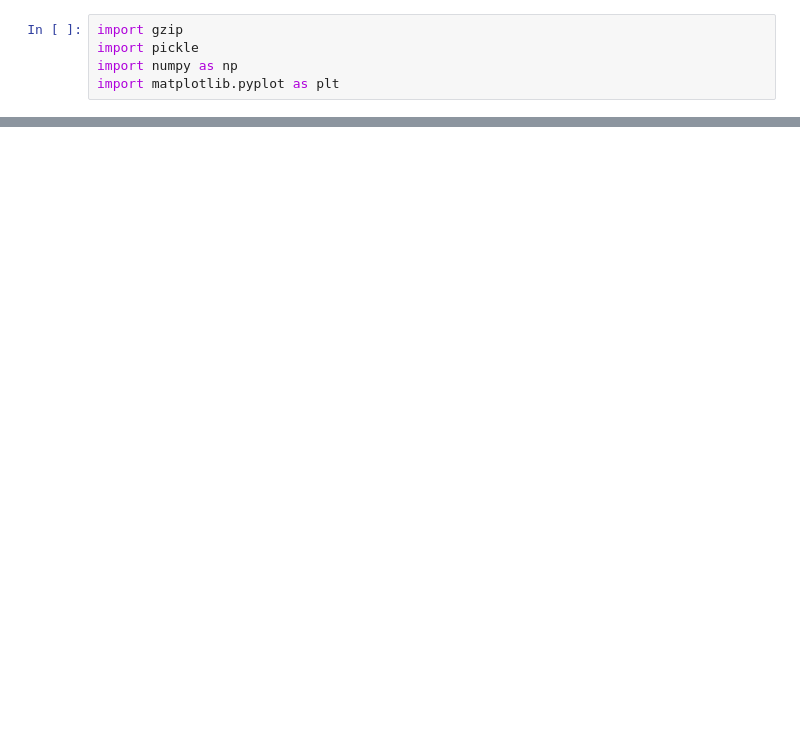
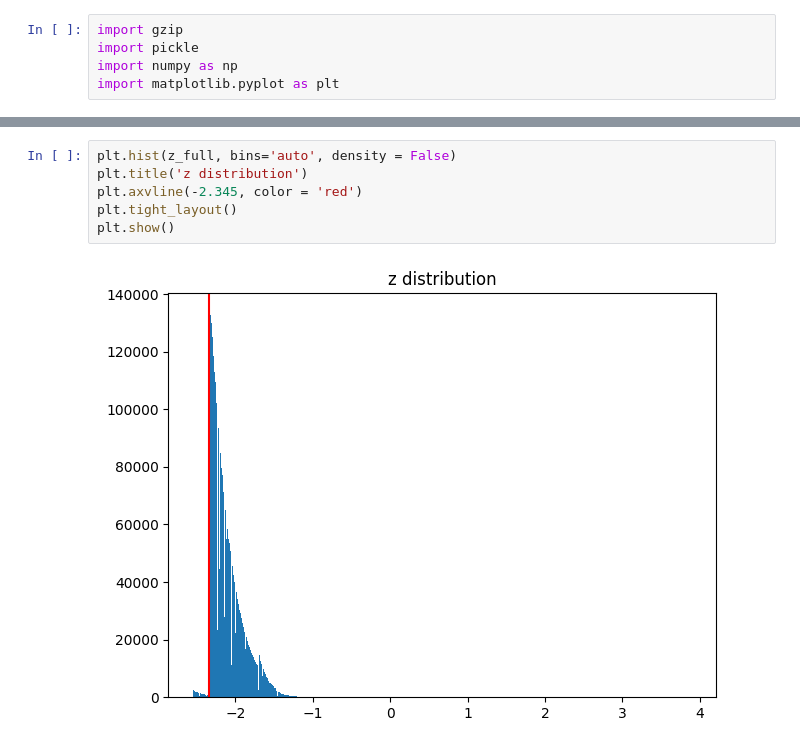
Before and after one commit to lfpc/MuonsAndMatter, a Jupyter notebook: data/see_input.ipynb, the cells around one changed output, grey strips where cells are left out. Saved outputs shown, nothing was run; the diff lists cells and outputs as text; blank space fills up the shorter version.

```diff
--- a/data/see_input.ipynb
+++ b/data/see_input.ipynb
@@ -87,0 +129,8 @@ plt.show()
+# %%
+plt.hist(z_full, bins='auto', density = False)
+plt.title('z distribution')
+plt.axvline(-2.345, color = 'red')
+plt.tight_layout()
+plt.show()
+# %% [output]
+[figure, added]
```
Also changed, not shown: parts of 13 cells of this notebook, 7 other files.
